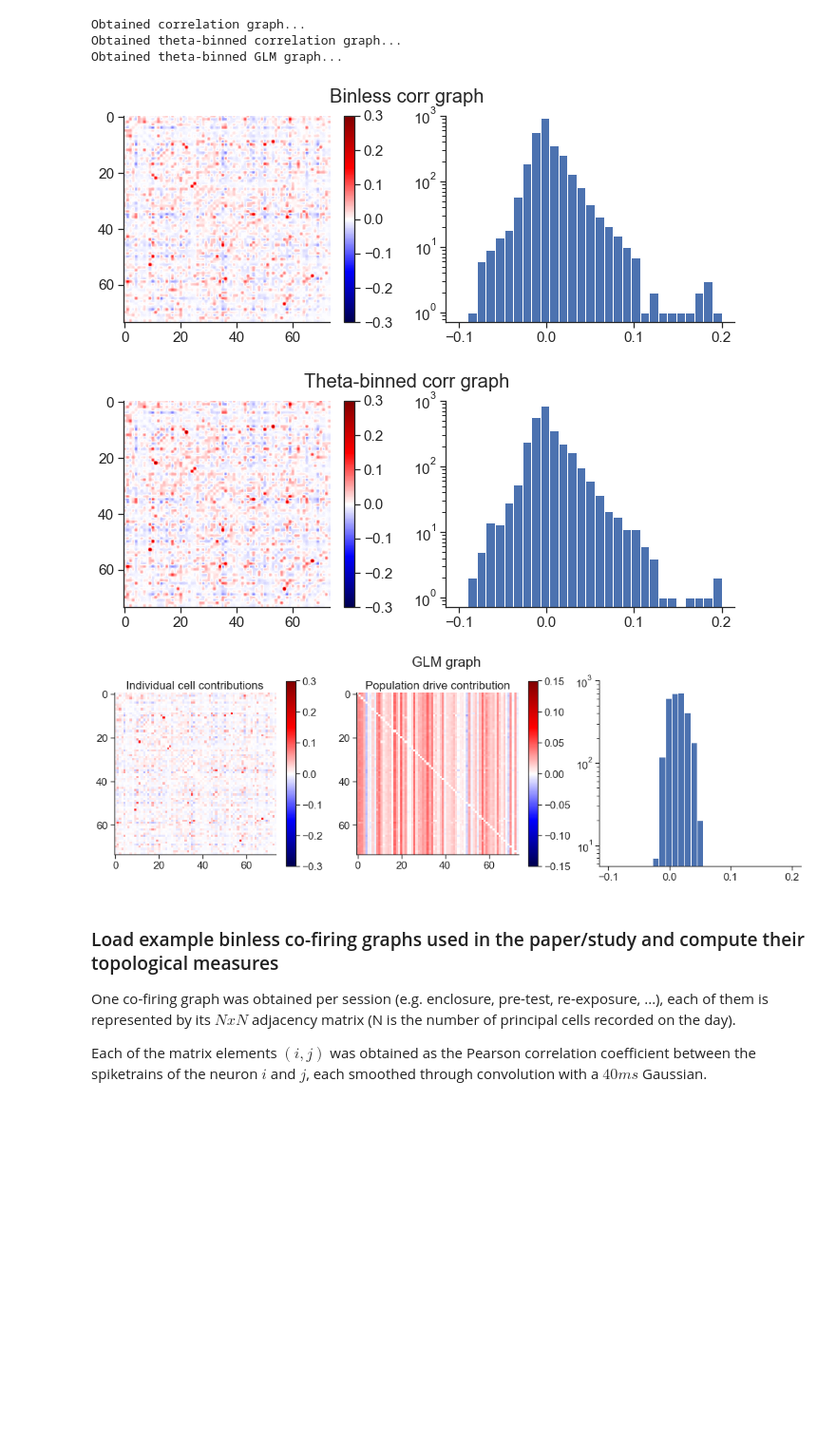
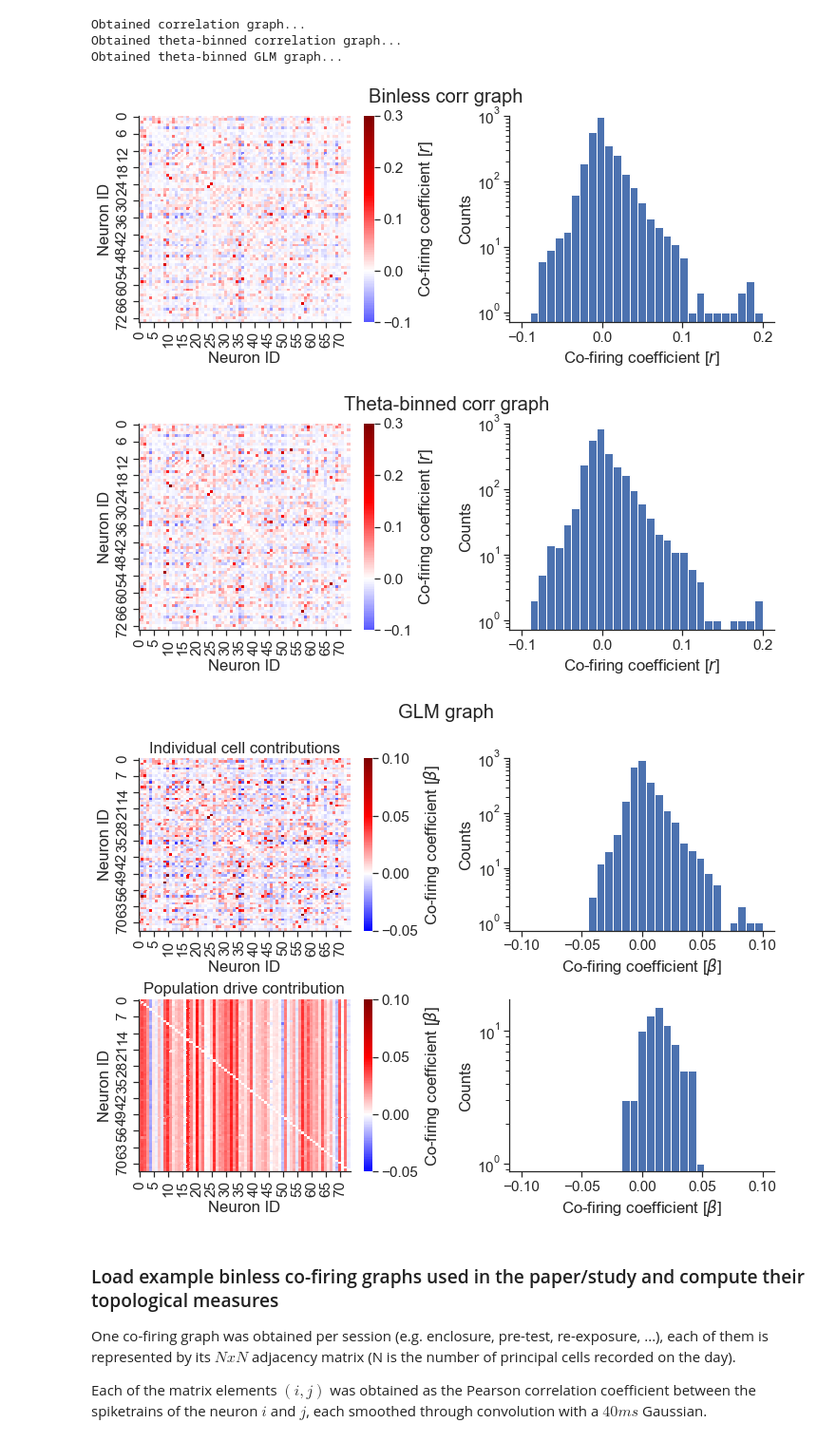
Before and after one commit to drsax93/cofiringTopology, a Jupyter notebook: cofiringTopology.ipynb, the cells around one changed output. Shown at 95% size. Drawn from its saved outputs; the diff is of its cells as text; code cells hidden in the pictures; blank space fills up the shorter version.

```diff
--- a/cofiringTopology.ipynb
+++ b/cofiringTopology.ipynb
@@ -36,9 +34,10 @@ warnings.filterwarnings('ignore')
 homeDir = os.getcwd() # make sure it's the folder level where the script resides
 recday = 'mhb10-161111'
 # global parameters
-sampT = 50*10e-6 # spike sampling period 50us / 20kHz
+sampT = 50*1e-6 # spike sampling period 50us / 20kHz
+res2eeg = 1250/20000
 trackSamp = 32/1250 # tracking sampling period
-track2cm = 150/37 # from pixels to cm
+track2cm = 150/40 # from pixels to cm
 # plotting parameters
 RED = sns.hls_palette(20,l=.5,s=1)[0]
 PURPLE = sns.hls_palette(10,l=.45,s=1)[8]
@@ -48,8 +47,6 @@ ORNG = sns.hls_palette(20,l=.5,s=1)[2] #sns.color_palette('husl',8)[1]
 GRAY = [0.6,0.6,0.6]
 colorsG = [GRAY,RED,ORNG,BLUE,PURPLE,GREEN]
 RED_G = sns.color_palette('husl')[0] # used for graph visualisation
-plt.rc('xtick',labelsize=25)
-plt.rc('ytick',labelsize=25)
 # sessions labels
 sess_label = {'cpp':['Exposure','Pre-test','+Suc.','+Wat.','CPP test','Re-exposure'],
               'spp':['Exposure','Pre-test','Nov 1','Nov 2','CPP test','Re-exposure'],
@@ -106,7 +173,7 @@ sns.despine()
 # %%
 # bin the spiketrains to obtain an activity matrix sampled @1250Hz -- LFP sampling rate
 dt = .8 # sampling bin size in ms
-dT = (dt*10e-3)/sampT # bin size from ms to samples
+dT = (dt*1e-3)/sampT # bin size from ms to samples
 std = 50 # gaussian std in samples - 40ms
 bins = np.arange(0,maxT,dT)
 actmat = uf.bin_spikes(np.asarray(spiketrains_p1).T,bins)
@@ -120,5 +187,6 @@ active = uf.getActiveTrack(track, thrV)
 # plot tracking when the animal is active
 plt.figure(figsize=(4,4))
 plt.plot(track['x'][active], track['y'][active], color='k', alpha=1, linewidth=0.5)
-plt.axis('off');
+plt.axis('off')
+plt.title('Tracking');
 # %% [output]
@@ -174,48 +246,79 @@ Obtained theta-binned GLM graph...
 # %%
 # Plot co-firing graphs
 bins = np.linspace(-.1,.2,30)
 # binless correlation graph @1250Hz
 plt.figure(figsize=(12,4))
 plt.suptitle('Binless corr graph')
 plt.subplot(121)
 g = Gcorr
-plt.imshow(g, cmap='seismic', vmin=-.3, vmax=.3); plt.colorbar()
+sns.heatmap(g, cbar=True, vmax=.3, vmin=-.1, center=0,
+            cmap='seismic', cbar_kws={'label':'Co-firing coefficient [$r$]'})
+plt.xlabel('Neuron ID')
+plt.ylabel('Neuron ID')
 plt.subplot(122)
 plt.hist(g[np.triu_indices_from(g)], bins=bins);
 plt.yscale('log')
 plt.ylim(0,1e3)
+plt.ylabel('Counts')
+plt.xlabel('Co-firing coefficient [$r$]')
 sns.despine()
+plt.subplots_adjust(wspace=.4)
+
 # theta binned graph
 plt.figure(figsize=(12,4))
 plt.suptitle('Theta-binned corr graph')
 plt.subplot(121)
 g = Gtheta
-plt.imshow(g, cmap='seismic', vmin=-.3, vmax=.3); plt.colorbar()
+sns.heatmap(g, cbar=True, vmax=.3, vmin=-.1, center=0,
+            cmap='seismic', cbar_kws={'label':'Co-firing coefficient [$r$]'})
+plt.xlabel('Neuron ID')
+plt.ylabel('Neuron ID')
 plt.subplot(122)
-plt.hist(g[np.triu_indices_from(g)], bins=bins);
+plt.hist(g[np.triu_indices_from(g)], bins=bins)
 plt.yscale('log')
 plt.ylim(0,1e3)
+plt.ylabel('Counts')
+plt.xlabel('Co-firing coefficient [$r$]')
 sns.despine()
+plt.subplots_adjust(wspace=.4)
+
 # GLM individual contribution graph
-plt.figure(figsize=(18,5))
+plt.figure(figsize=(12,8))
 plt.suptitle('GLM graph')
-plt.subplot(131)
+plt.subplot(221)
 g = Gglm
-plt.imshow(g, cmap='seismic', vmin=-.3, vmax=.3); plt.colorbar()
+sns.heatmap(g, cbar=True, vmax=.1, vmin=-.05, center=0,
+            cmap='seismic', cbar_kws={'label':'Co-firing coefficient [$\\beta$]'})
+plt.xlabel('Neuron ID')
+plt.ylabel('Neuron ID')
 plt.title('Individual cell contributions')
-plt.subplot(132)
-g = Gpop
-plt.imshow(g, cmap='seismic', vmin=-.15, vmax=.15); plt.colorbar()
-plt.title('Population drive contribution')
-plt.subplot(133)
-plt.hist(g[np.triu_indices_from(g)], bins=bins);
+plt.subplot(222)
+bins = np.linspace(-.1,.1,30)
+plt.hist(g[np.triu_indices_from(g)], bins=bins)
 plt.yscale('log')
 plt.ylim(0,1e3)
+plt.ylabel('Counts')
+plt.xlabel('Co-firing coefficient [$\\beta$]')
 sns.despine()
+# GLM population drive
+plt.subplot(223)
+g = Gpop
+sns.heatmap(g, cbar=True, vmax=.1, vmin=-.05, center=0,
+            cmap='seismic', cbar_kws={'label':'Co-firing coefficient [$\\beta$]'})
+plt.xlabel('Neuron ID')
+plt.ylabel('Neuron ID')
+plt.title('Population drive contribution')
+plt.subplot(224)
+plt.hist(g.mean(0), bins=bins)
+plt.yscale('log')
+plt.ylabel('Counts')
+plt.xlabel('Co-firing coefficient [$\\beta$]')
+sns.despine()
+plt.subplots_adjust(hspace=.4, wspace=.4)
 # %% [output]
-[figure, old version]
+[figure, new version]
-[figure, old version]
+[figure, new version]
-[figure, old version]
+[figure, new version]
 # %% [markdown]
 ### Load example binless co-firing graphs used in the paper/study and compute their topological measures
 
```
Also changed, not shown: parts of 10 cells of this notebook, 1 other file.
